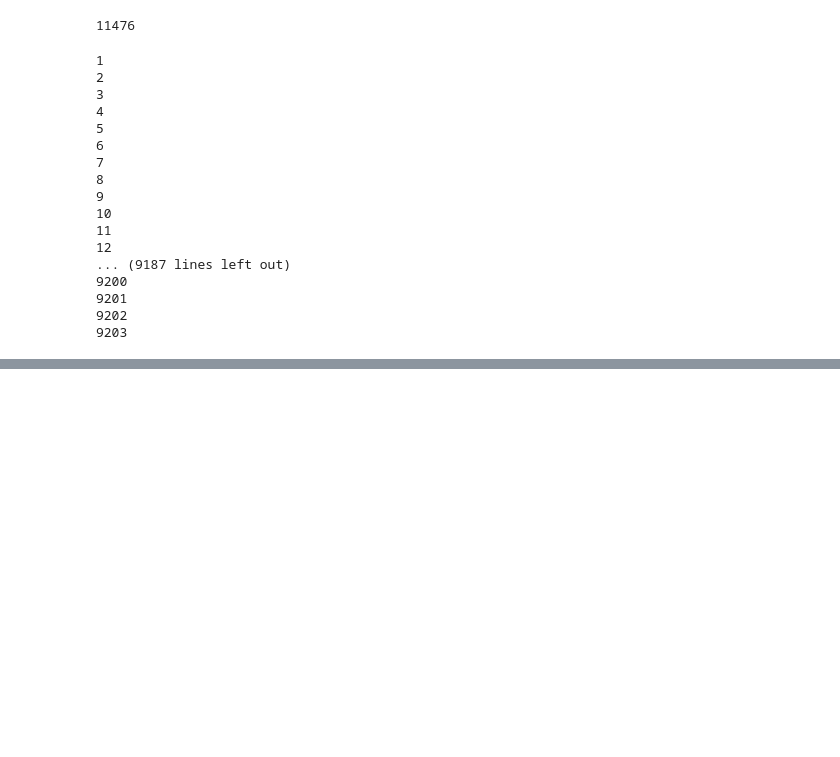
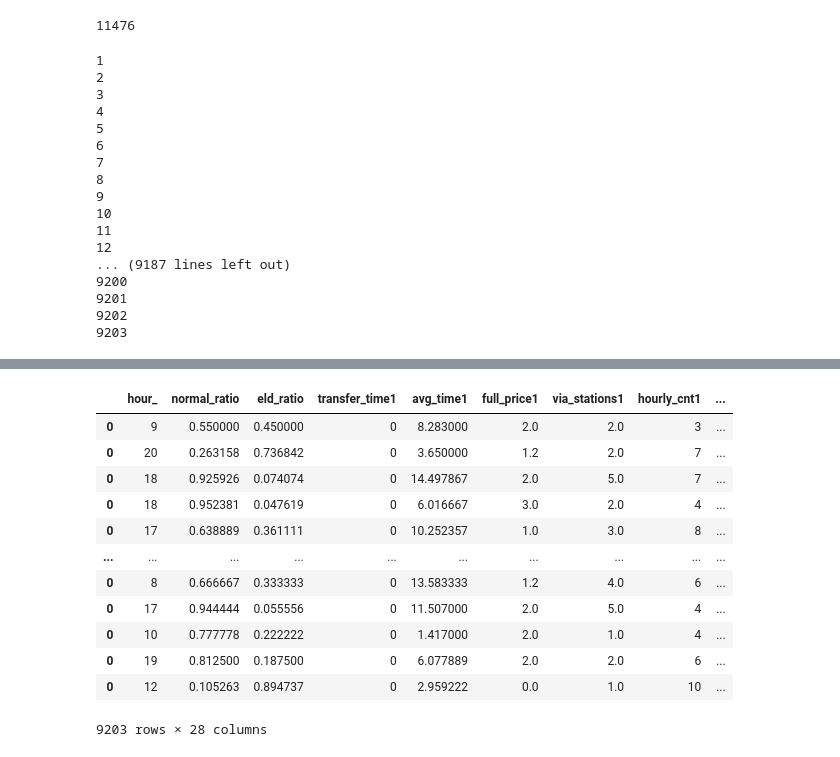
Before and after one commit to tszking/ASU-DNN, a Jupyter notebook: code/datapreprocess.ipynb, the cells around one changed output, grey strips where cells are left out. Drawn from its saved outputs; the diff is of its cells as text; code cells hidden in the pictures; blank space fills up the shorter version.

```diff
--- a/code/datapreprocess.ipynb
+++ b/code/datapreprocess.ipynb
@@ -9,7 +9,7 @@ df = pd.read_csv(filename)
 # %%
 setODT = set(list([(o, d, date, hour) for o, d, date, hour in zip(df['origin_station_name'], df['destination_station_name'], df['origin_date'], df['hour_'])]))
 # %%
-useful_vars = ['origin_station_name', 'destination_station_name', 'origin_date', 'hour_', 'transfer_time', 'avg_time', 'full_price', 'via_stations', 'hourly_cnt', 'od_ratio']
+useful_vars = ['origin_station_name', 'destination_station_name', 'origin_date', 'hour_', 'normal_ratio', 'eld_ratio', 'transfer_time', 'avg_time', 'full_price', 'via_stations', 'hourly_cnt', 'od_ratio']
 
 static_vars = ['hour_', 'normal_ratio', 'eld_ratio']
 
@@ -71,14 +71,15 @@ for odt in setODT:
         np.random.shuffle(n_idx_shuffle)
         listDfTemp = [dfTemp[dfTemp['cnt_rnk']==n_idx_shuffle[i]][useful_vars].rename(columns=listDictVarsMap[i]) for i in range(n)]
         dfAll = listDfTemp[0]
+
         for i in range(1, n):
-            dfAll = pd.merge(dfAll,listDfTemp[i], on=['origin_station_name', 'destination_station_name', 'origin_date', 'hour_'])
+            dfAll = pd.merge(dfAll,listDfTemp[i], on=['origin_station_name', 'destination_station_name', 'origin_date', 'hour_', 'normal_ratio', 'eld_ratio'])
         listDfAll.append(dfAll)
 
         count += 1
         print(count)
 
-dfDatasets = pd.concat(listDfAll, axis=0).to_csv('check.csv')
+dfDatasets = pd.concat(listDfAll, axis=0) #.to_csv('check.csv')
 # %% [output]
 1
 2
@@ -99,0 +117,7 @@ dfDatasets = pd.concat(listDfAll, axis=0).to_csv('check.csv')
+# %%
+dfTruth = dfDatasets[['origin_station_name', 'destination_station_name', 'origin_date', 'hour_', 'od_ratio1', 'od_ratio2', 'od_ratio3', 'od_ratio4', 'od_ratio5']]
+dfTruth
+
+dfTrain = dfDatasets.drop(columns=['origin_station_name', 'destination_station_name', 'origin_date', 'od_ratio1', 'od_ratio2', 'od_ratio3', 'od_ratio4', 'od_ratio5'])
+dfTrain = dfTrain.fillna(-1)
+dfTrain.to_csv('train_set.csv')
@@ -99,0 +126,16 @@ dfDatasets = pd.concat(listDfAll, axis=0).to_csv('check.csv')
+# %%
+dfTrain
+# %% [output]
+|  | hour_ | normal_ratio | eld_ratio | transfer_time1 | avg_time1 | full_price1 | via_stations1 | hourly_cnt1 | ... |
+| 0 | 9 | 0.550000 | 0.450000 | 0 | 8.283000 | 2.0 | 2.0 | 3 | ... |
+| 0 | 20 | 0.263158 | 0.736842 | 0 | 3.650000 | 1.2 | 2.0 | 7 | ... |
+| 0 | 18 | 0.925926 | 0.074074 | 0 | 14.497867 | 2.0 | 5.0 | 7 | ... |
+| 0 | 18 | 0.952381 | 0.047619 | 0 | 6.016667 | 3.0 | 2.0 | 4 | ... |
+| 0 | 17 | 0.638889 | 0.361111 | 0 | 10.252357 | 1.0 | 3.0 | 8 | ... |
+| ... | ... | ... | ... | ... | ... | ... | ... | ... | ... |
+| 0 | 8 | 0.666667 | 0.333333 | 0 | 13.583333 | 1.2 | 4.0 | 6 | ... |
+| 0 | 17 | 0.944444 | 0.055556 | 0 | 11.507000 | 2.0 | 5.0 | 4 | ... |
+| 0 | 10 | 0.777778 | 0.222222 | 0 | 1.417000 | 2.0 | 1.0 | 4 | ... |
+| 0 | 19 | 0.812500 | 0.187500 | 0 | 6.077889 | 2.0 | 2.0 | 6 | ... |
+| 0 | 12 | 0.105263 | 0.894737 | 0 | 2.959222 | 0.0 | 1.0 | 10 | ... |
+9203 rows × 28 columns
```
Also changed, not shown: parts of 2 cells of this notebook, 6 other files.
